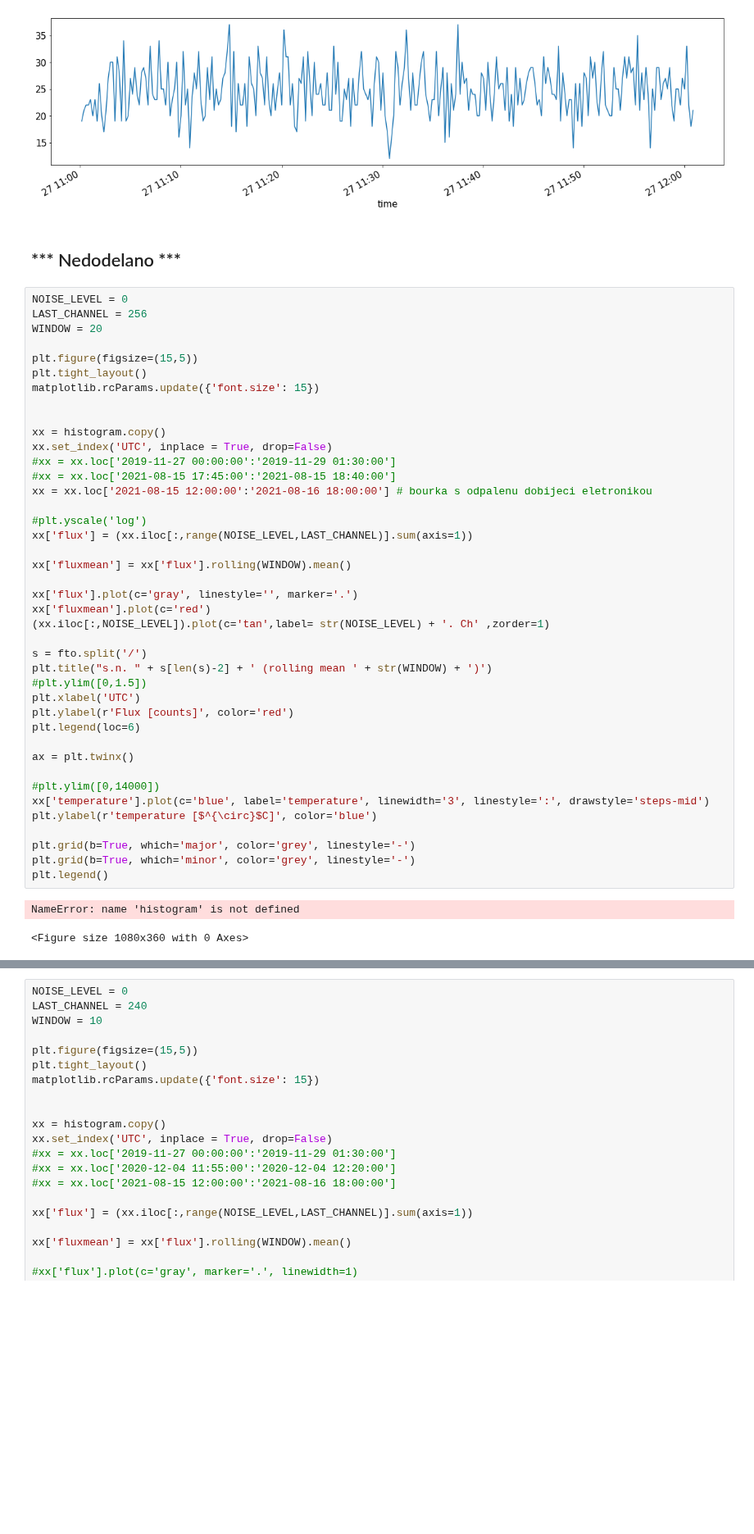
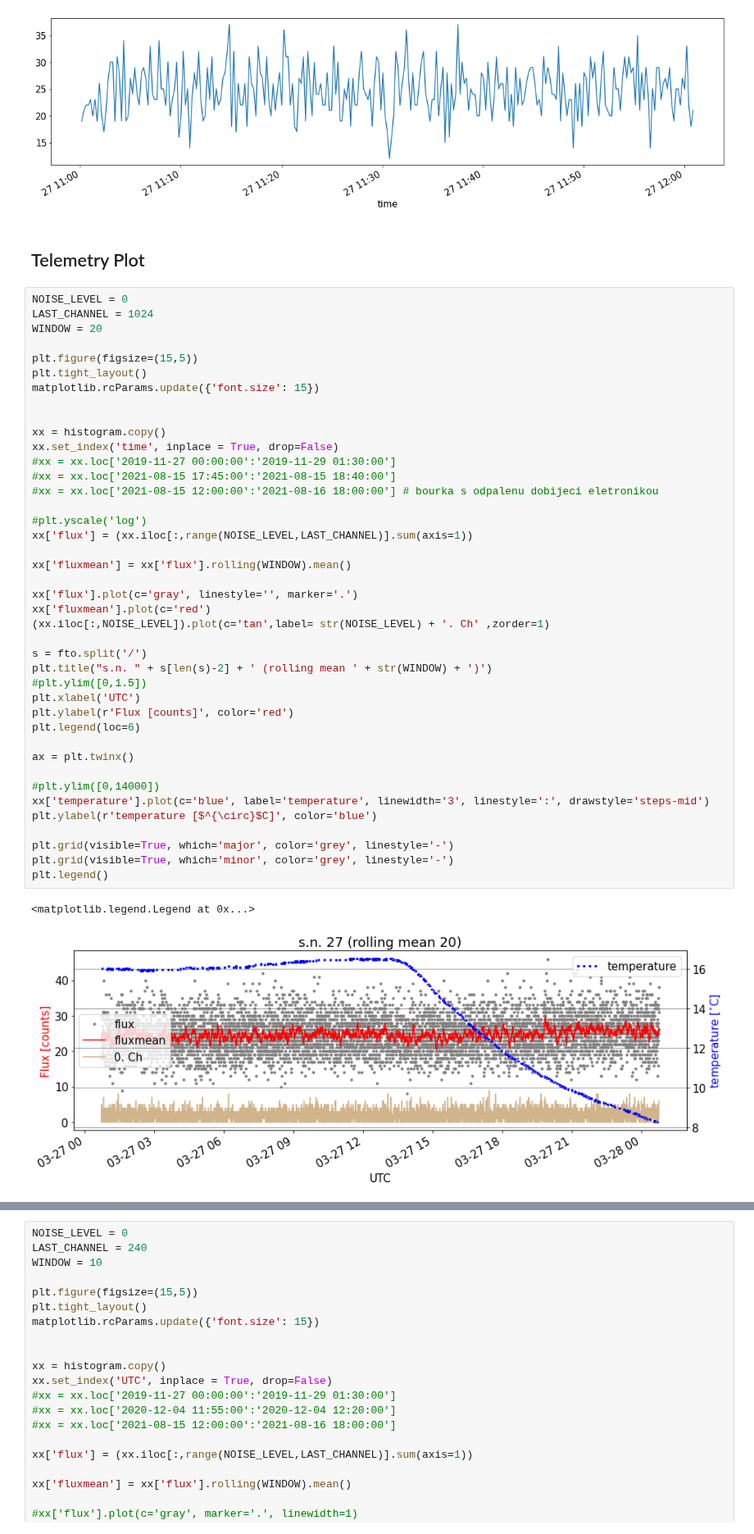
Before and after one commit to UniversalScientificTechnologies/GEODOS02, a Jupyter notebook: notebooks/GEODOS.ipynb, the cells around one changed output, grey strips where cells are left out. Shown at 82% size. Drawn from its saved outputs; the diff is of its cells as text; blank space fills up the shorter version.

```diff
--- a/notebooks/GEODOS.ipynb
+++ b/notebooks/GEODOS.ipynb
@@ -140,11 +143,11 @@ histogram.loc['2023-03-27 11:00':'2023-03-27 12:00','flux'].plot()
 # %% [output]
 <AxesSubplot:xlabel='time'>
 [figure]
-# %% [markdown]
-## *** Nedodelano ***
+# %% [markdown]
+## Telemetry Plot
 # %%
 NOISE_LEVEL = 0
-LAST_CHANNEL = 256
+LAST_CHANNEL = 1024
 WINDOW = 20
 
 plt.figure(figsize=(15,5))
@@ -153,39 +156,39 @@ matplotlib.rcParams.update({'font.size': 15})
 
 
 xx = histogram.copy()
-xx.set_index('UTC', inplace = True, drop=False)
+xx.set_index('time', inplace = True, drop=False)
 #xx = xx.loc['2019-11-27 00:00:00':'2019-11-29 01:30:00']
 #xx = xx.loc['2021-08-15 17:45:00':'2021-08-15 18:40:00']
-xx = xx.loc['2021-08-15 12:00:00':'2021-08-16 18:00:00'] # bourka s odpalenu dobijeci eletronikou
+#xx = xx.loc['2021-08-15 12:00:00':'2021-08-16 18:00:00'] # bourka s odpalenu dobijeci eletronikou
 
 #plt.yscale('log')
 xx['flux'] = (xx.iloc[:,range(NOISE_LEVEL,LAST_CHANNEL)].sum(axis=1))
 
 xx['fluxmean'] = xx['flux'].rolling(WINDOW).mean()
 
 xx['flux'].plot(c='gray', linestyle='', marker='.')
 xx['fluxmean'].plot(c='red')
 (xx.iloc[:,NOISE_LEVEL]).plot(c='tan',label= str(NOISE_LEVEL) + '. Ch' ,zorder=1)
 
 s = fto.split('/')
 plt.title("s.n. " + s[len(s)-2] + ' (rolling mean ' + str(WINDOW) + ')')
 #plt.ylim([0,1.5])
 plt.xlabel('UTC')
 plt.ylabel(r'Flux [counts]', color='red')
 plt.legend(loc=6)
 
 ax = plt.twinx()
 
 #plt.ylim([0,14000])
 xx['temperature'].plot(c='blue', label='temperature', linewidth='3', linestyle=':', drawstyle='steps-mid')
 plt.ylabel(r'temperature [$^{\circ}$C]', color='blue')
 
-plt.grid(b=True, which='major', color='grey', linestyle='-')
-plt.grid(b=True, which='minor', color='grey', linestyle='-')
+plt.grid(visible=True, which='major', color='grey', linestyle='-')
+plt.grid(visible=True, which='minor', color='grey', linestyle='-')
 plt.legend()
 # %% [output]
-NameError: name 'histogram' is not defined
+<matplotlib.legend.Legend at 0x...>
-<Figure size 1080x360 with 0 Axes>
+[figure, added]
 # %%
 plt.figure(figsize=(15,5))
 plt.tight_layout()
```
Also changed, not shown: parts of 4 cells of this notebook.
